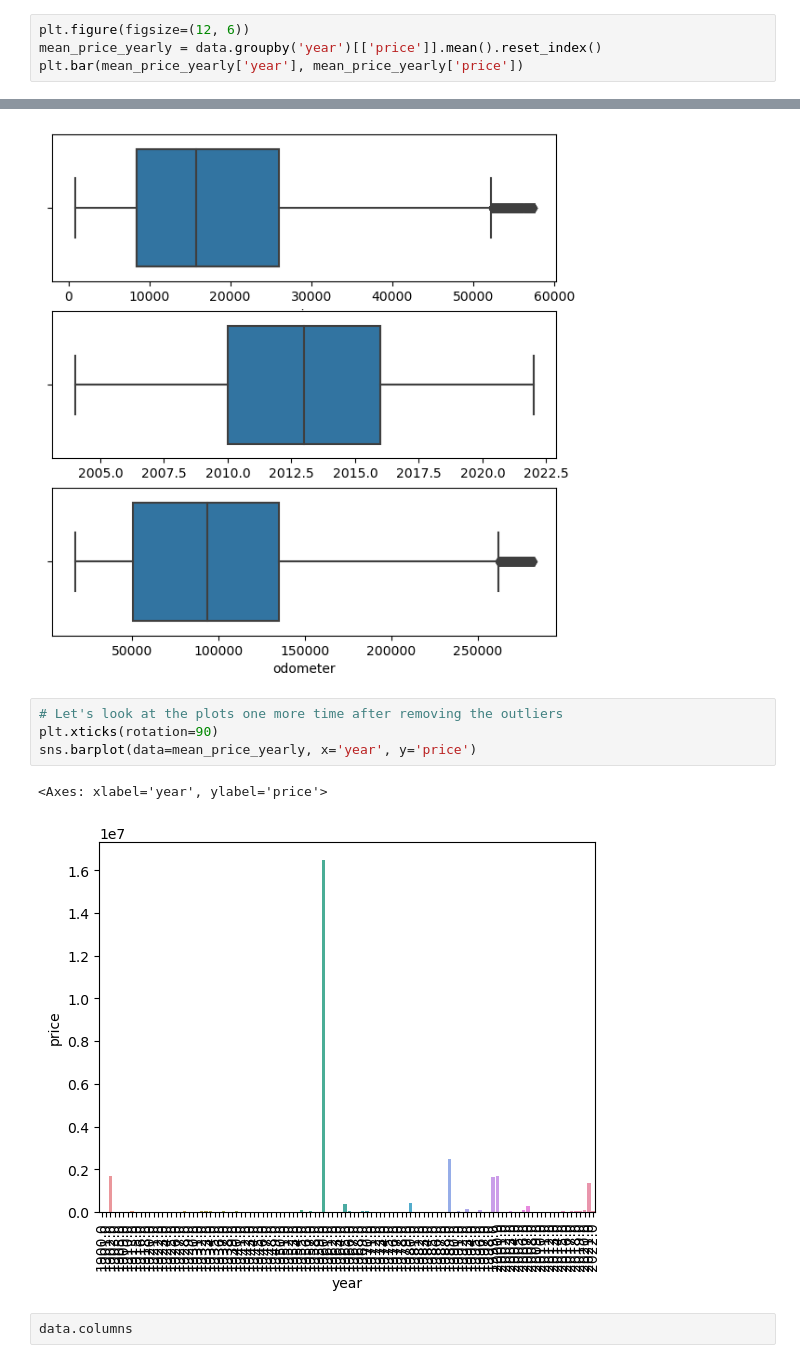
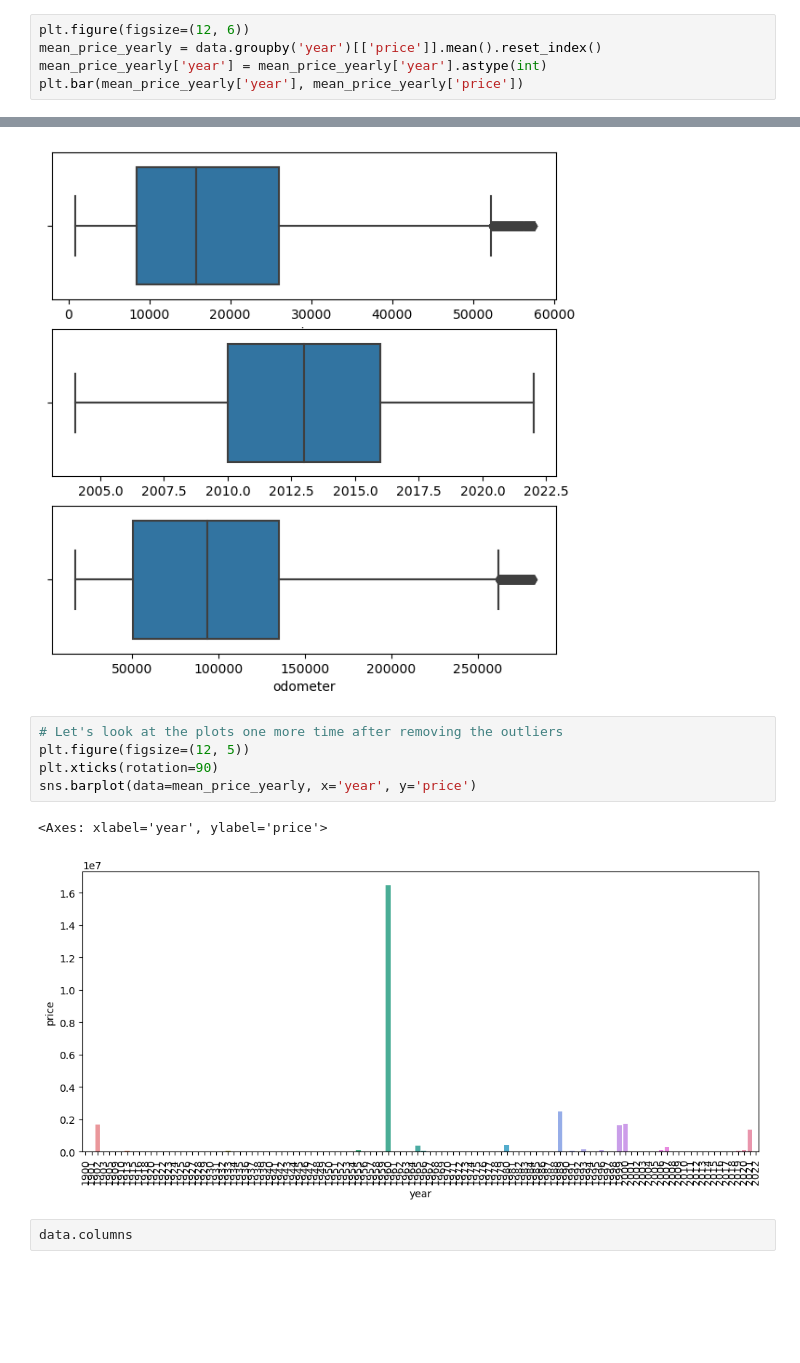
Before and after one commit to Hoomaaan/What-Drives-Prices-of-a-Car, a Jupyter notebook: prompt_II.ipynb, the cells around one changed output, grey strips where cells are left out. Cells and saved outputs as stored; diff of their text form; blank space fills up the shorter version.

```diff
--- a/prompt_II.ipynb
+++ b/prompt_II.ipynb
@@ -103,6 +110,7 @@ What is the relation between price of the car and year build?
 # %%
 plt.figure(figsize=(12, 6))
 mean_price_yearly = data.groupby('year')[['price']].mean().reset_index()
+mean_price_yearly['year'] = mean_price_yearly['year'].astype(int)
 plt.bar(mean_price_yearly['year'], mean_price_yearly['price'])
 # %% [output]
 <BarContainer object of 114 artists>
@@ -381,11 +389,12 @@ sns.boxplot(x=data['odometer'])
 [figure]
 # %%
 # Let's look at the plots one more time after removing the outliers
+plt.figure(figsize=(12, 5))
 plt.xticks(rotation=90)
 sns.barplot(data=mean_price_yearly, x='year', y='price')
 # %% [output]
 <Axes: xlabel='year', ylabel='price'>
-[figure, old version]
+[figure, new version]
 # %%
 data.columns
 # %% [output]
```
Also changed, not shown: parts of 23 cells of this notebook.
